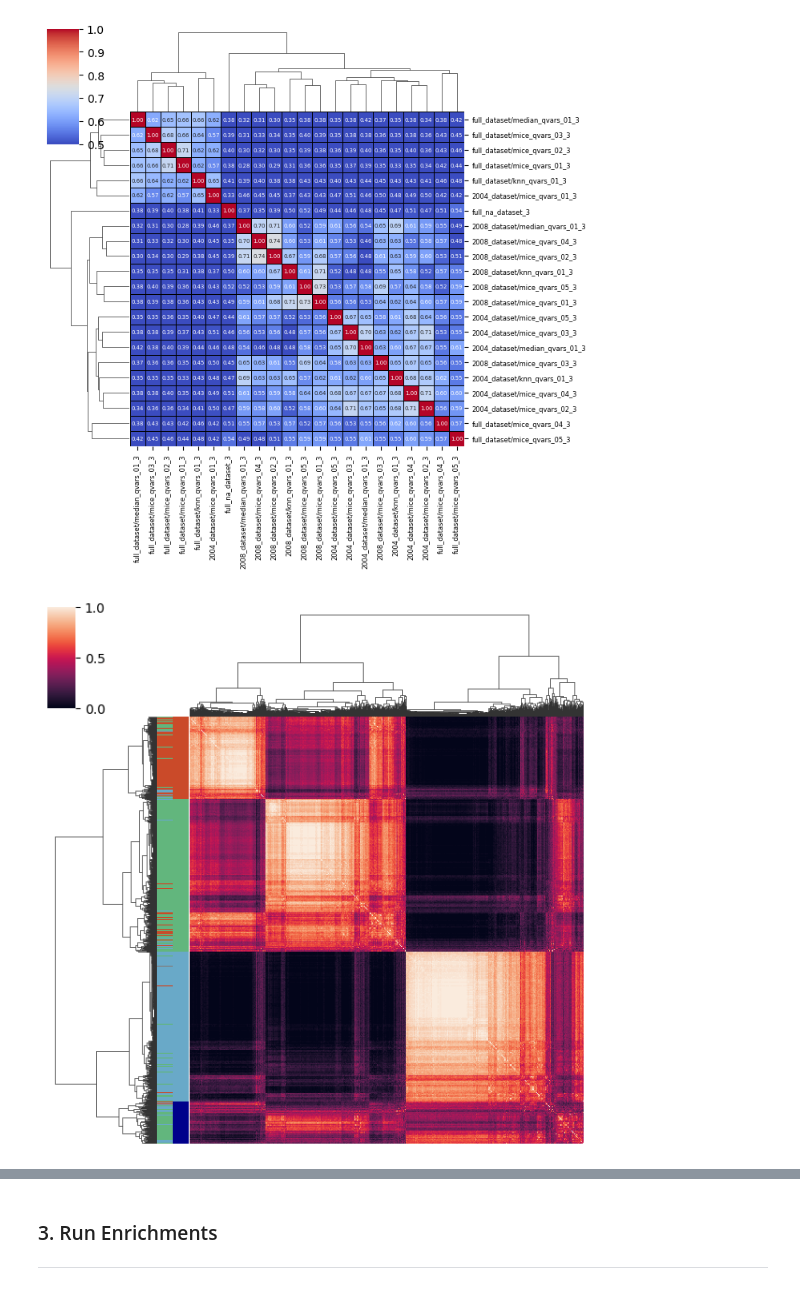
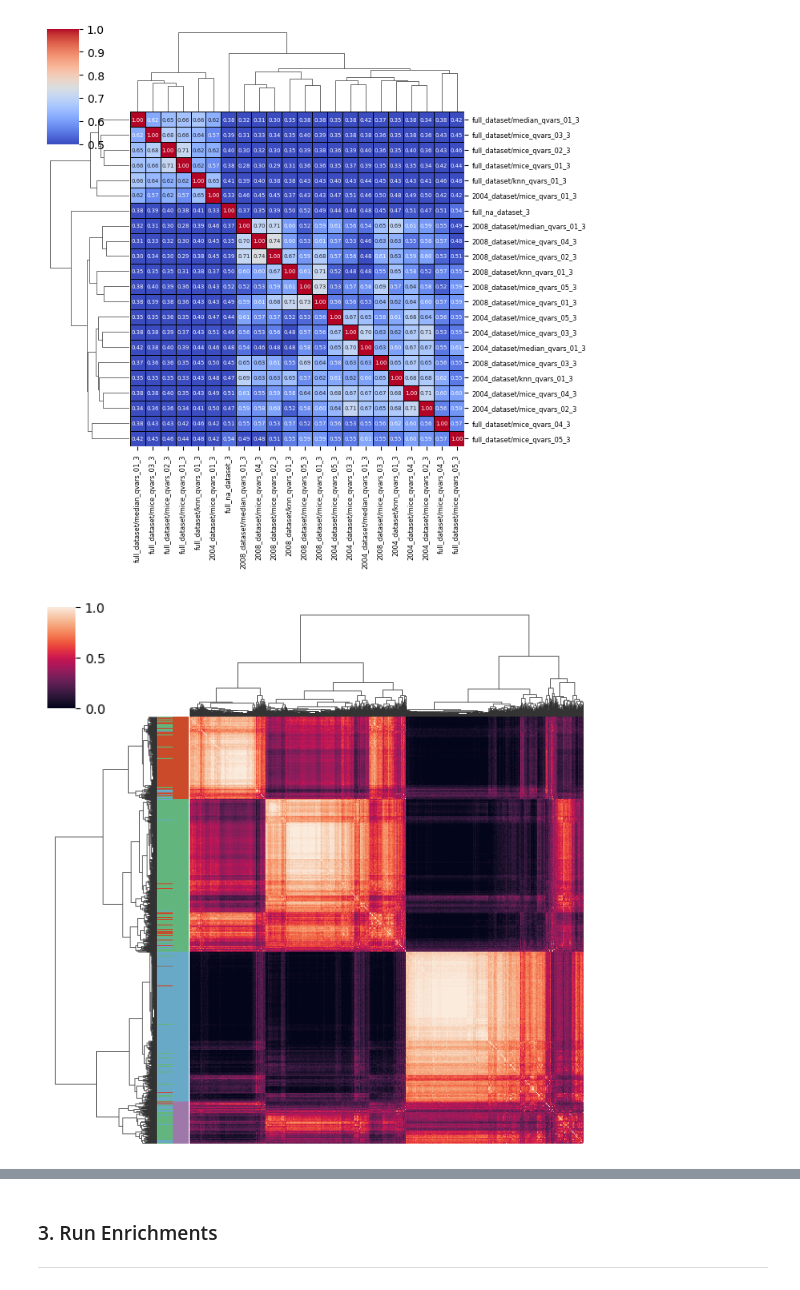
Before and after one commit to shankara-a/amyloidosis_bmc_2023, a Jupyter notebook: 03b_cluster_enrichment_pca.ipynb, the cells around one changed output, grey strips where cells are left out. Cells and saved outputs as stored; diff of their text form; code cells hidden in the pictures.

```diff
--- a/03b_cluster_enrichment_pca.ipynb
+++ b/03b_cluster_enrichment_pca.ipynb
@@ -91,11 +61,11 @@ def plot_cmatrix(result, run_name="full_na_dataset", k=3, metas=[], **kwargs):
 # %%
 m1 = clusters_3_df['full_na_dataset_3'].fillna("n/a").apply(lambda x: {1:"#69a9c8",2:"#62b67d", 3:"#ca4a29", "n/a":"grey"}[x])
-m2 = clusters_4_df['full_dataset/mice_qvars_02_4'].fillna("n/a").apply(lambda x: {1:"darkblue",2:"#62b67d", 3:"#69a9c8", 4:"#ca4a29", "n/a":"grey"}[x])
+m2 = clusters_4_df['full_dataset/mice_qvars_02_4'].fillna("n/a").apply(lambda x: {1:"#9F78AA",2:"#62b67d", 3:"#69a9c8", 4:"#ca4a29", "n/a":"grey"}[x])
 
-plot_cmatrix(result, run_name="full_dataset/mice_qvars_02", metas=[m1, m2])
+plot.plot_cmatrix(result, run_name="full_dataset/mice_qvars_02", metas=[m1, m2])
 plt.savefig("figures/consensus_heatmap_v2.pdf", dpi=300, bbox_inches='tight')
 # %% [output]
-[figure, old version]
+[figure, new version]
 # %%
 x = np.vstack([clusters_3_df.iloc[:,x].values for x in range(clusters_3_df.shape[1])])
 consensus_matrix = np.vstack([(x[:,[y]] == x[:]).sum(0) for y in range(x.shape[1])])
```
Also changed, not shown: parts of 23 cells of this notebook, 3 other files.
